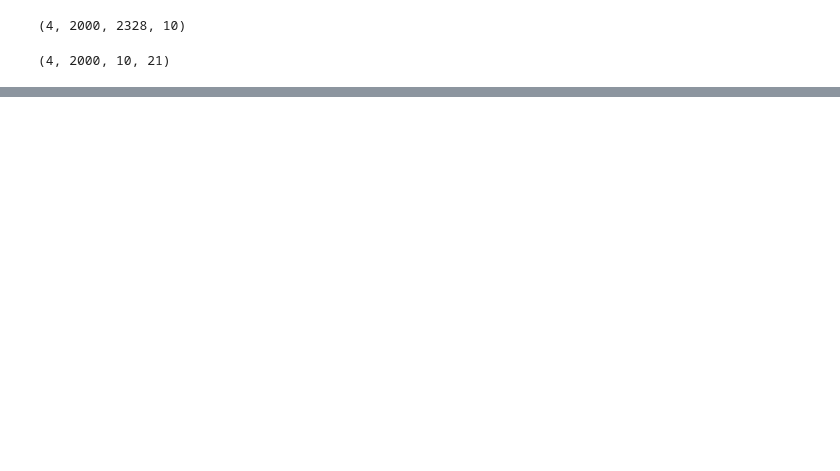
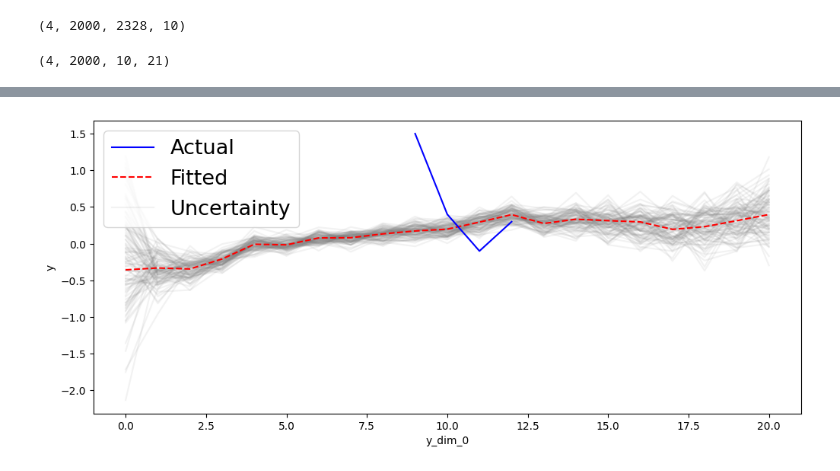
Before and after one commit to abrahme/nba_functional_analysis, a Jupyter notebook: HSGPFunctional.ipynb, the cells around one changed output, grey strips where cells are left out. Drawn from its saved outputs; the diff is of its cells as text; code cells hidden in the pictures; blank space fills up the shorter version.

Commit message:
Added some visualization for time series data

```diff
--- a/HSGPFunctional.ipynb
+++ b/HSGPFunctional.ipynb
@@ -752,2 +675,0 @@ rotated_phi = match_align(results["phi"].reshape(-1, *results["phi"].shape[-2:])
-# %%
-results["phi"] = rotated_phi
@@ -796,0 +678,8 @@ array([[<Axes: ylabel='phi\n1'>, <Axes: >, <Axes: >, <Axes: >, <Axes: >,
+# %%
+data["log_min"] = np.log(data["minutes"])
+data["simple_exposure"] = 1
+_ , outputs, _ = create_fda_data(data, basis_dims=2, metric_output=(["gaussian"])*3, metrics=["log_min","obpm","dbpm"], exposure_list=["simple_exposure","minutes", "minutes"])
+# %%
+plot_metric_trajectory(2, 100, results["mu"], np.stack([output["output_data"] for output in outputs], axis = 1))
+# %% [output]
+[figure, added]
```
Also changed, not shown: parts of 23 cells of this notebook, 1 other file.
